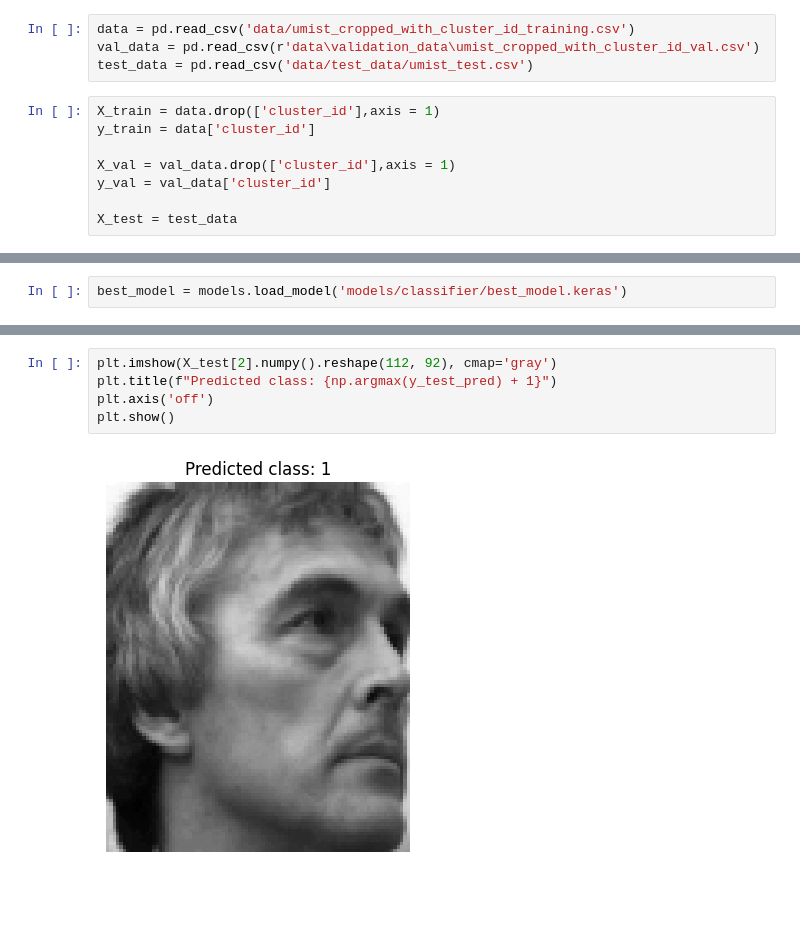
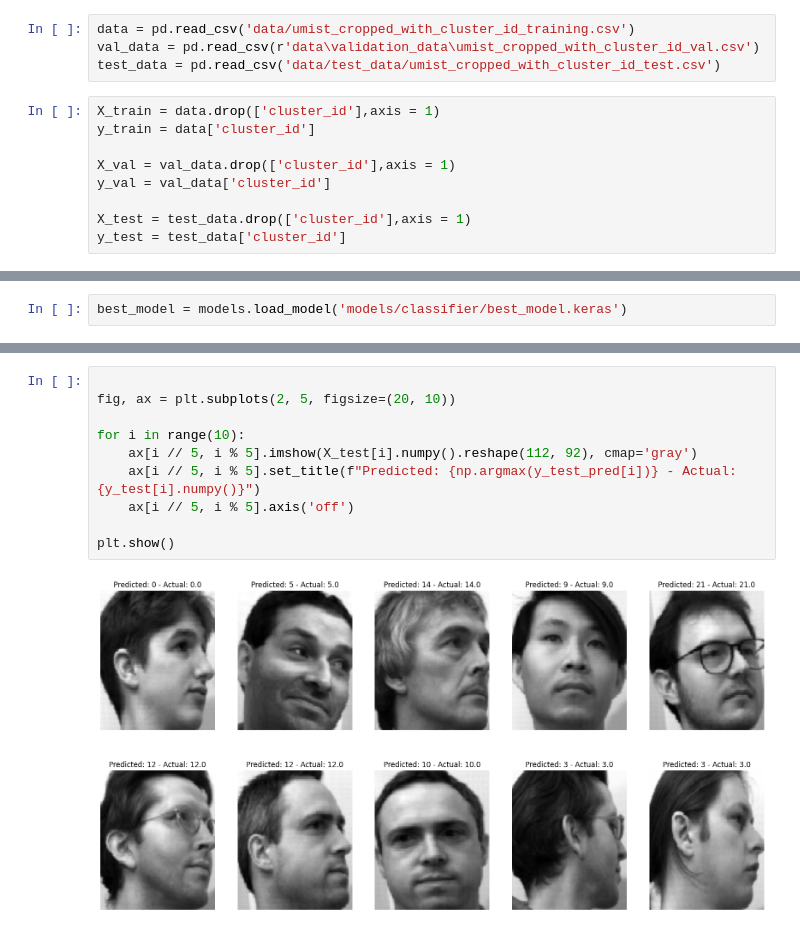
Before and after one commit to Currybon30/umist_face_recognition, a Jupyter notebook: CNN.ipynb, the cells around one changed output, grey strips where cells are left out. Drawn from its saved outputs; the diff is of its cells as text; blank space fills up the shorter version.

```diff
--- a/CNN.ipynb
+++ b/CNN.ipynb
@@ -14,7 +14,7 @@ warnings.filterwarnings("ignore")
 # %%
 data = pd.read_csv('data/umist_cropped_with_cluster_id_training.csv')
 val_data = pd.read_csv(r'data\validation_data\umist_cropped_with_cluster_id_val.csv')
-test_data = pd.read_csv('data/test_data/umist_test.csv')
+test_data = pd.read_csv('data/test_data/umist_cropped_with_cluster_id_test.csv')
 # %%
 X_train = data.drop(['cluster_id'],axis = 1)
 y_train = data['cluster_id']
@@ -22,4 +22,5 @@ y_train = data['cluster_id']
 X_val = val_data.drop(['cluster_id'],axis = 1)
 y_val = val_data['cluster_id']
 
-X_test = test_data
+X_test = test_data.drop(['cluster_id'],axis = 1)
+y_test = test_data['cluster_id']
@@ -173,7 +180,12 @@ Predicted class: 1
-# %%
-plt.imshow(X_test[2].numpy().reshape(112, 92), cmap='gray')
-plt.title(f"Predicted class: {np.argmax(y_test_pred) + 1}")
-plt.axis('off')
-plt.show()
-# %% [output]
-[figure, removed]
+# %%
+
+fig, ax = plt.subplots(2, 5, figsize=(20, 10))
+
+for i in range(10):
+    ax[i // 5, i % 5].imshow(X_test[i].numpy().reshape(112, 92), cmap='gray')
+    ax[i // 5, i % 5].set_title(f"Predicted: {np.argmax(y_test_pred[i])} - Actual: {y_test[i].numpy()}")
+    ax[i // 5, i % 5].axis('off')
+
+plt.show()
+# %% [output]
+[figure, added]
```
Also changed, not shown: parts of 8 cells of this notebook, 6 other files.
